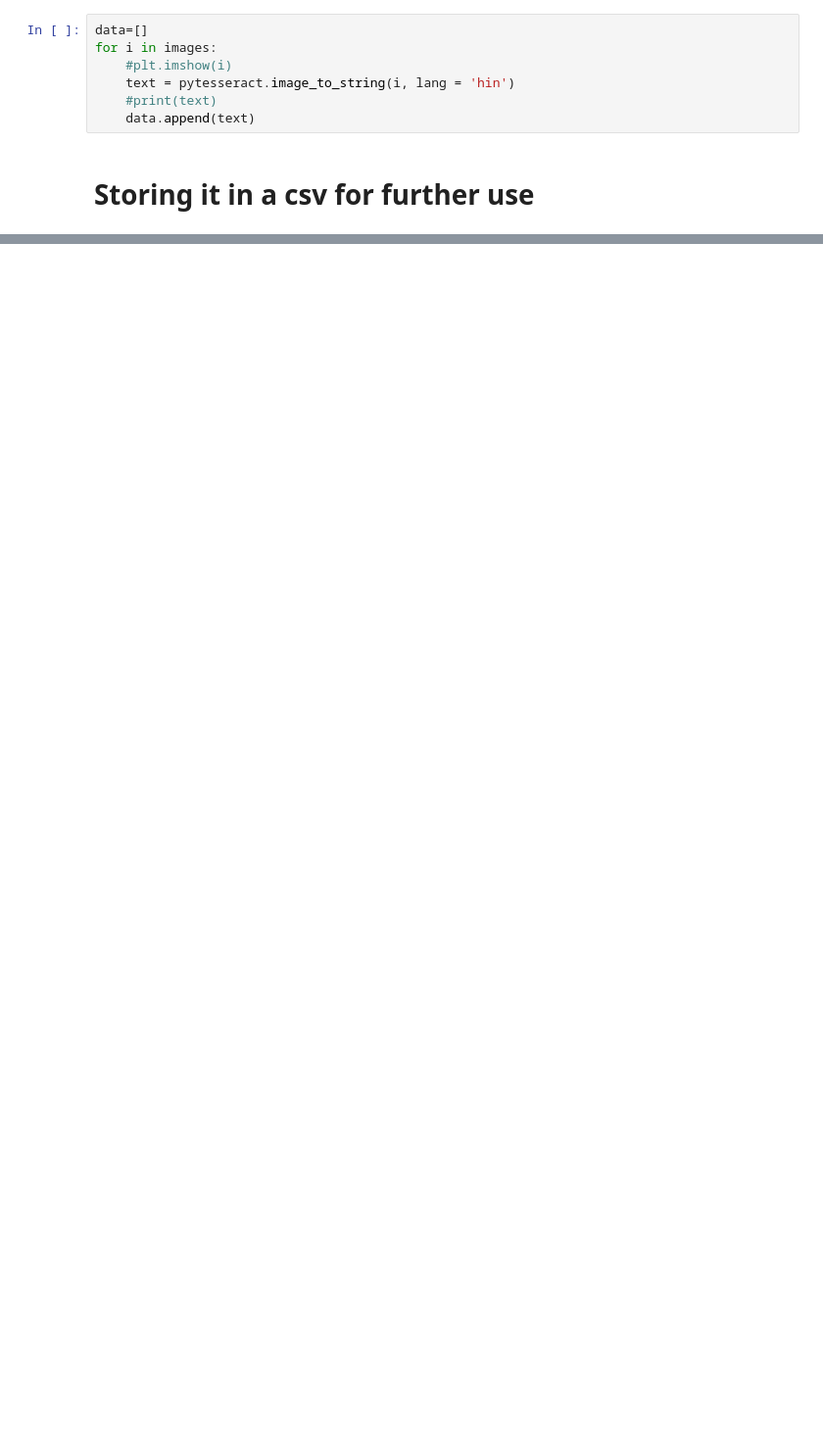
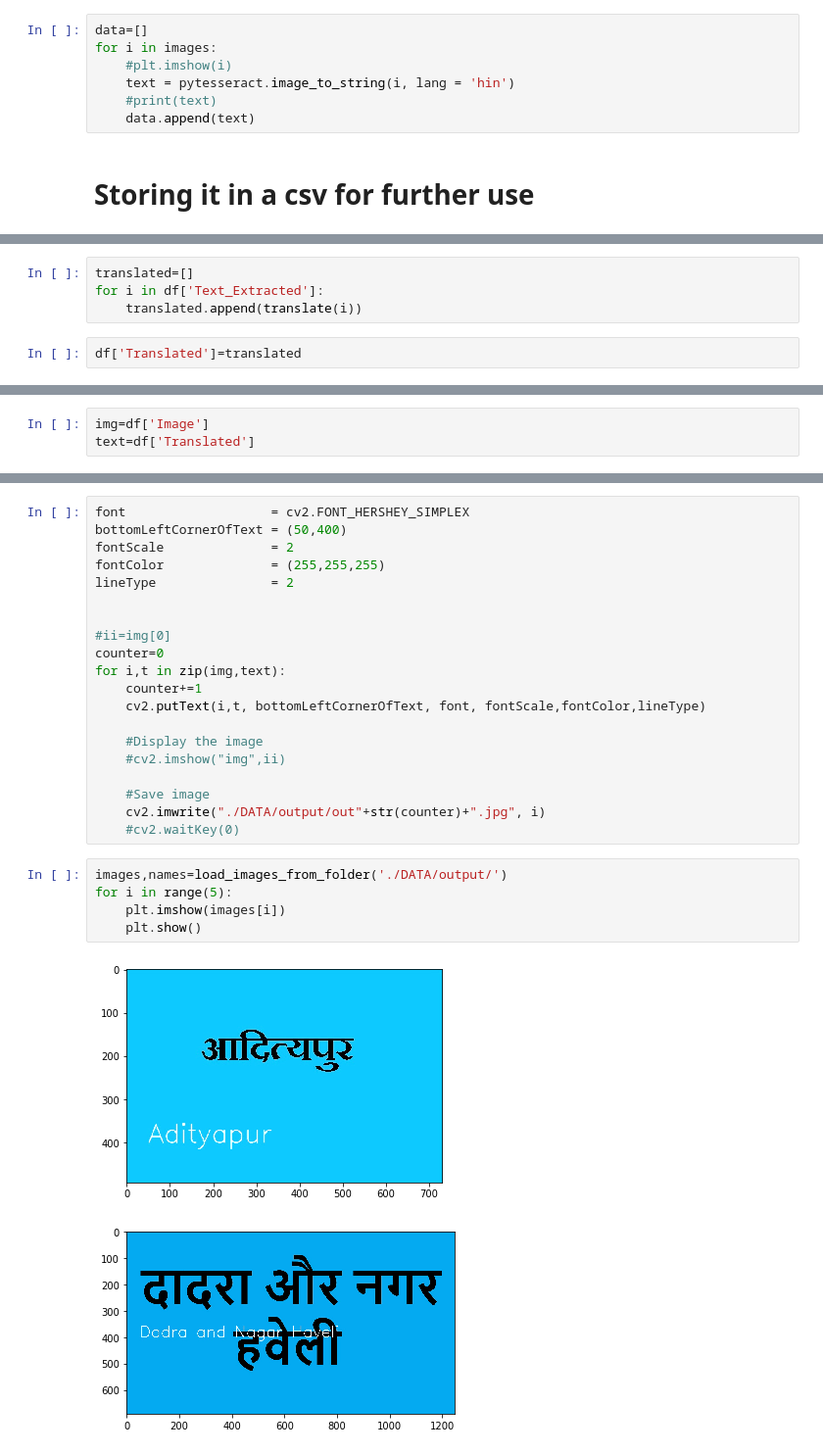
Before and after one commit to AwalDeep/IndianSignboard-Translation, a Jupyter notebook: Hindi Text detection.ipynb, the cells around one changed output, grey strips where cells are left out. Shown at 98% size. Drawn from its saved outputs; the diff is of its cells as text; blank space fills up the shorter version.

```diff
--- a/Hindi Text detection.ipynb
+++ b/Hindi Text detection.ipynb
@@ -156,0 +178,6 @@ df.to_csv('hindi_output.csv', sep=',', encoding='utf-8')
+# %%
+translated=[]
+for i in df['Text_Extracted']:
+    translated.append(translate(i))
+# %%
+df['Translated']=translated
@@ -156,0 +202,3 @@ df.to_csv('hindi_output.csv', sep=',', encoding='utf-8')
+# %%
+img=df['Image']
+text=df['Translated']
@@ -156,0 +215,28 @@ df.to_csv('hindi_output.csv', sep=',', encoding='utf-8')
+# %%
+font                   = cv2.FONT_HERSHEY_SIMPLEX
+bottomLeftCornerOfText = (50,400)
+fontScale              = 2
+fontColor              = (255,255,255)
+lineType               = 2
+
+
+#ii=img[0]
+counter=0
+for i,t in zip(img,text):
+    counter+=1
+    cv2.putText(i,t, bottomLeftCornerOfText, font, fontScale,fontColor,lineType)
+
+    #Display the image
+    #cv2.imshow("img",ii)
+
+    #Save image
+    cv2.imwrite("./DATA/output/out"+str(counter)+".jpg", i)
+    #cv2.waitKey(0)
+# %%
+images,names=load_images_from_folder('./DATA/output/')
+for i in range(5):
+    plt.imshow(images[i])
+    plt.show()
+# %% [output]
+[figure, added]
+[figure, added]
```
Also changed, not shown: parts of 20 cells of this notebook.
